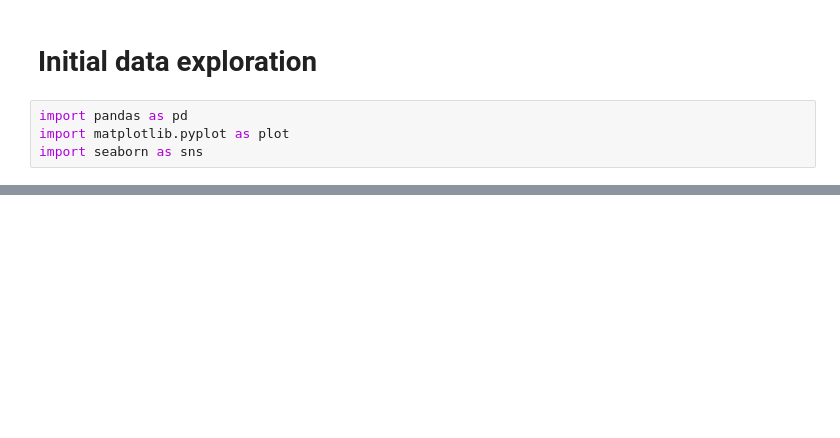
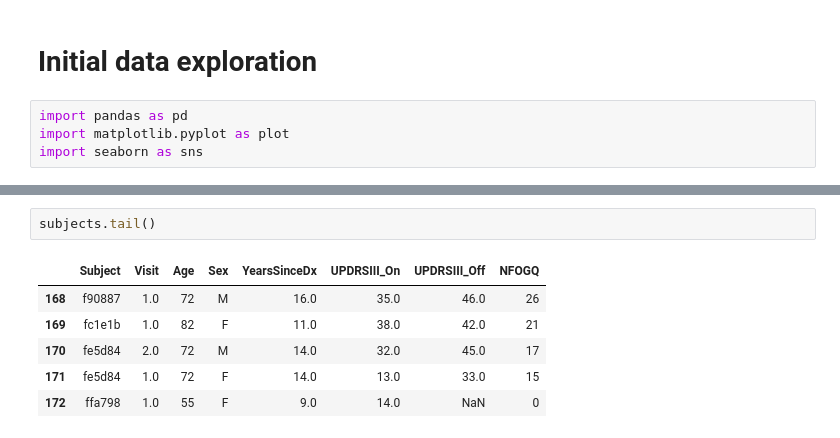
Before and after one commit to caromimo/parkinsons, a Jupyter notebook: notebooks/01-cm-initial-data-exploration.ipynb, the cells around one changed output, grey strips where cells are left out. Drawn from its saved outputs; the diff is of its cells as text; blank space fills up the shorter version.

```diff
--- a/notebooks/01-cm-initial-data-exploration.ipynb
+++ b/notebooks/01-cm-initial-data-exploration.ipynb
@@ -53,0 +66,9 @@ polars.dataframe.frame.DataFrame
+# %%
+subjects.tail()
+# %% [output]
+|  | Subject | Visit | Age | Sex | YearsSinceDx | UPDRSIII_On | UPDRSIII_Off | NFOGQ |
+| 168 | f90887 | 1.0 | 72 | M | 16.0 | 35.0 | 46.0 | 26 |
+| 169 | fc1e1b | 1.0 | 82 | F | 11.0 | 38.0 | 42.0 | 21 |
+| 170 | fe5d84 | 2.0 | 72 | M | 14.0 | 32.0 | 45.0 | 17 |
+| 171 | fe5d84 | 1.0 | 72 | F | 14.0 | 13.0 | 33.0 | 15 |
+| 172 | ffa798 | 1.0 | 55 | F | 9.0 | 14.0 | NaN | 0 |
```
Also changed, not shown: parts of 18 cells of this notebook.
